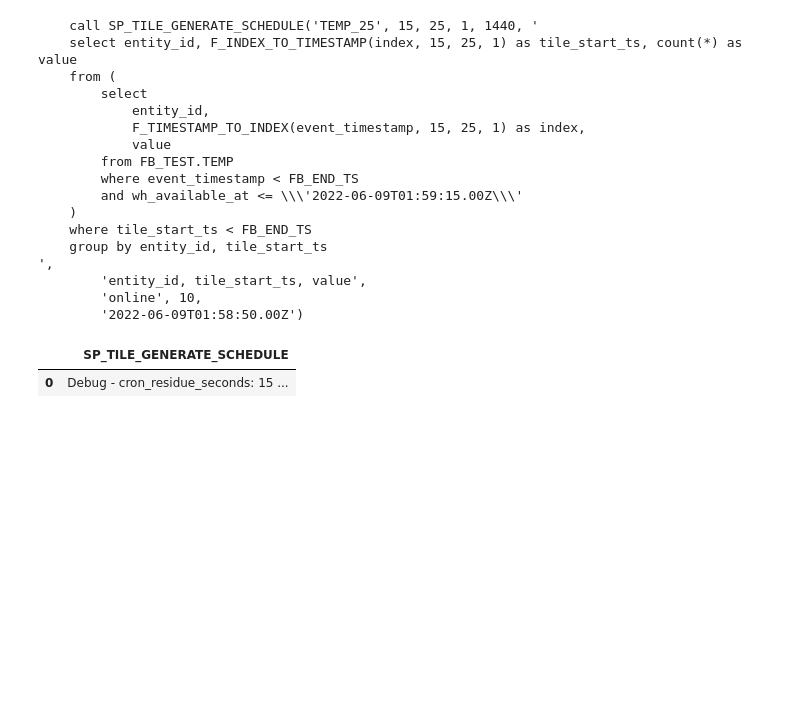
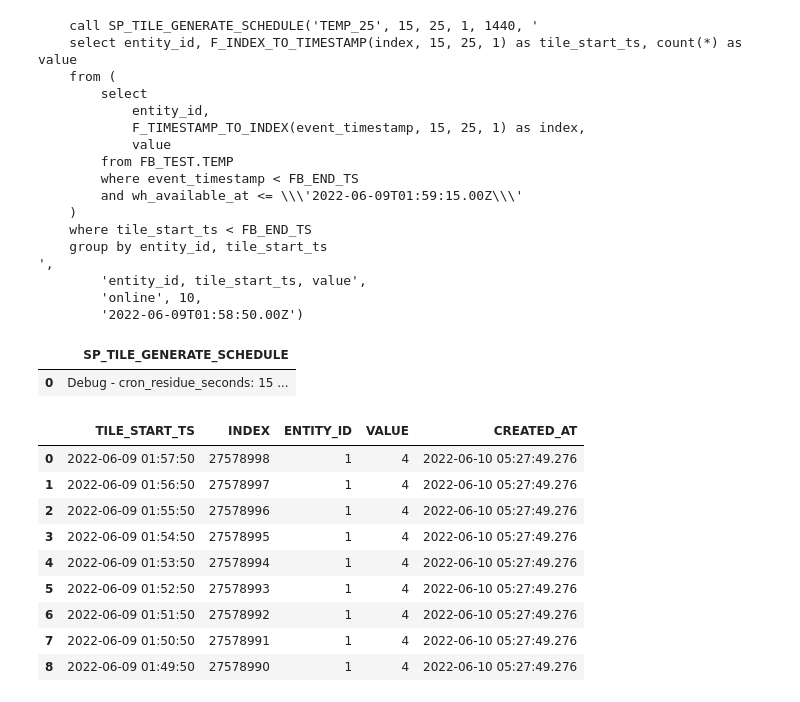
Before and after one commit to featurebyte/featurebyte, a Jupyter notebook: notebook/tile-inconsistency-25.ipynb, the cells around one changed output. Saved outputs shown, nothing was run; the diff lists cells and outputs as text; code cells hidden in the pictures; blank space fills up the shorter version.

Commit message:
notebooks for simulating various blind spots

```diff
--- a/notebook/tile-inconsistency.ipynb
+++ b/notebook/tile-inconsistency-25.ipynb
@@ -99,6 +99,11 @@ def generate_tile(input_sql, tile_end_ts_str):
 def check_monitor(tile_name):
     df = execute(f"SELECT * FROM {tile_name}_tile_monitor order by TILE_START_TS desc")
     return df
+
+def check_result_tiles(tile_name):
+    sql = f"SELECT F_INDEX_TO_TIMESTAMP(index, 15, {blind_spot}, 1) as tile_start_ts, * FROM {tile_name}_tile order by TILE_START_TS desc"
+    df = execute(sql)
+    return df
 # %% [markdown]
 # 1 FeatureJob that is not set optimally with BlindSpot 25 Seconds
 # %% [markdown]
@@ -329,6 +419,19 @@ generate_tile(sql, tile_end_ts)
         '2022-06-09T01:58:50.00Z')
 |  | SP_TILE_GENERATE_SCHEDULE |
 | 0 | Debug - cron_residue_seconds: 15 ... |
+# %%
+check_result_tiles(tile_name)
+# %% [output]
+|  | TILE_START_TS | INDEX | ENTITY_ID | VALUE | CREATED_AT |
+| 0 | 2022-06-09 01:57:50 | 27578998 | 1 | 4 | 2022-06-10 05:27:49.276 |
+| 1 | 2022-06-09 01:56:50 | 27578997 | 1 | 4 | 2022-06-10 05:27:49.276 |
+| 2 | 2022-06-09 01:55:50 | 27578996 | 1 | 4 | 2022-06-10 05:27:49.276 |
+| 3 | 2022-06-09 01:54:50 | 27578995 | 1 | 4 | 2022-06-10 05:27:49.276 |
+| 4 | 2022-06-09 01:53:50 | 27578994 | 1 | 4 | 2022-06-10 05:27:49.276 |
+| 5 | 2022-06-09 01:52:50 | 27578993 | 1 | 4 | 2022-06-10 05:27:49.276 |
+| 6 | 2022-06-09 01:51:50 | 27578992 | 1 | 4 | 2022-06-10 05:27:49.276 |
+| 7 | 2022-06-09 01:50:50 | 27578991 | 1 | 4 | 2022-06-10 05:27:49.276 |
+| 8 | 2022-06-09 01:49:50 | 27578990 | 1 | 4 | 2022-06-10 05:27:49.276 |
 # %%
 check_monitor(tile_name)
 # %% [output]
```
Also changed, not shown: parts of 35 cells of this notebook, 3 other files.
